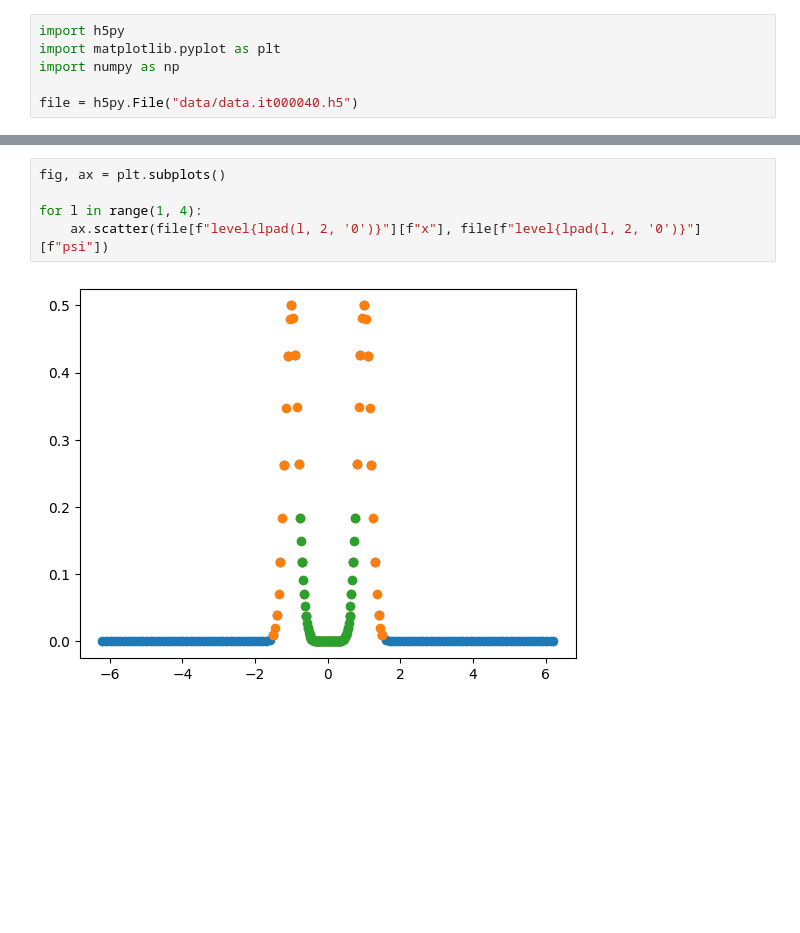
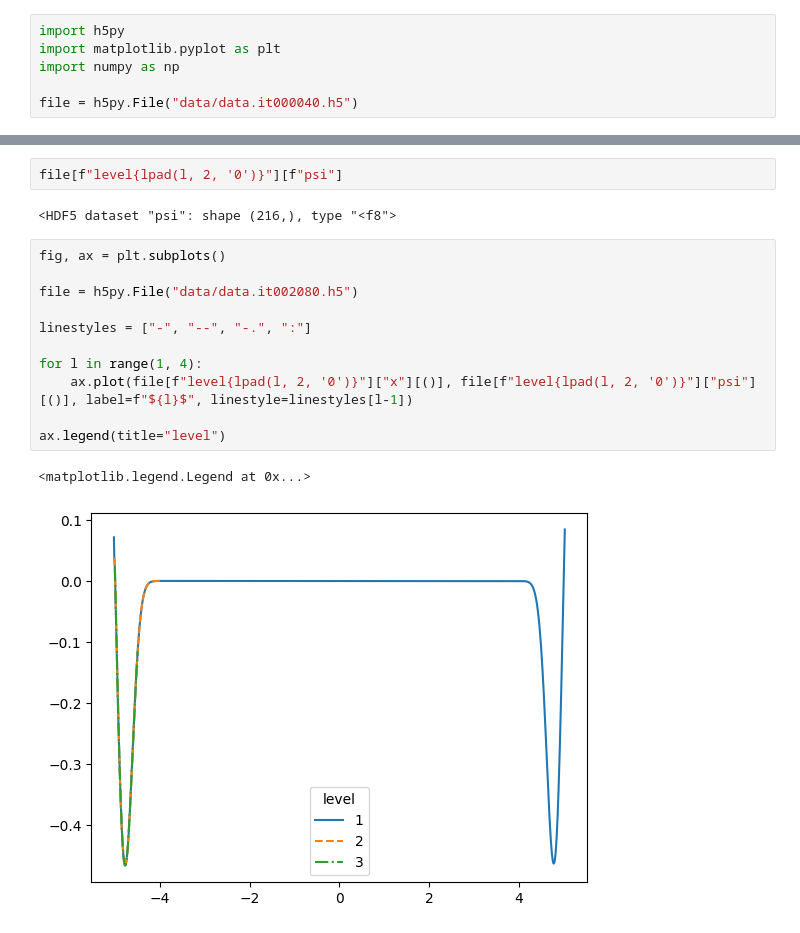
Before and after one commit to AuroraDysis/FixedMeshRefinement.jl, a Jupyter notebook: examples/plot.ipynb, the cells around one changed output, grey strips where cells are left out. Saved outputs shown, nothing was run; the diff lists cells and outputs as text; blank space fills up the shorter version.

```diff
--- a/examples/plot.ipynb
+++ b/examples/plot.ipynb
@@ -30,7 +30,18 @@ plt.show()
+# %%
+file[f"level{lpad(l, 2, '0')}"][f"psi"]
+# %% [output]
+<HDF5 dataset "psi": shape (216,), type "<f8">
 # %%
 fig, ax = plt.subplots()
 
+file = h5py.File("data/data.it002080.h5")
+
+linestyles = ["-", "--", "-.", ":"]
+
 for l in range(1, 4):
-    ax.scatter(file[f"level{lpad(l, 2, '0')}"][f"x"], file[f"level{lpad(l, 2, '0')}"][f"psi"])
+    ax.plot(file[f"level{lpad(l, 2, '0')}"]["x"][()], file[f"level{lpad(l, 2, '0')}"]["psi"][()], label=f"${l}$", linestyle=linestyles[l-1])
+
+ax.legend(title="level")
 # %% [output]
+<matplotlib.legend.Legend at 0x...>
-[figure, old version]
+[figure, new version]
```
Also changed, not shown: parts of 1 cell of this notebook.
